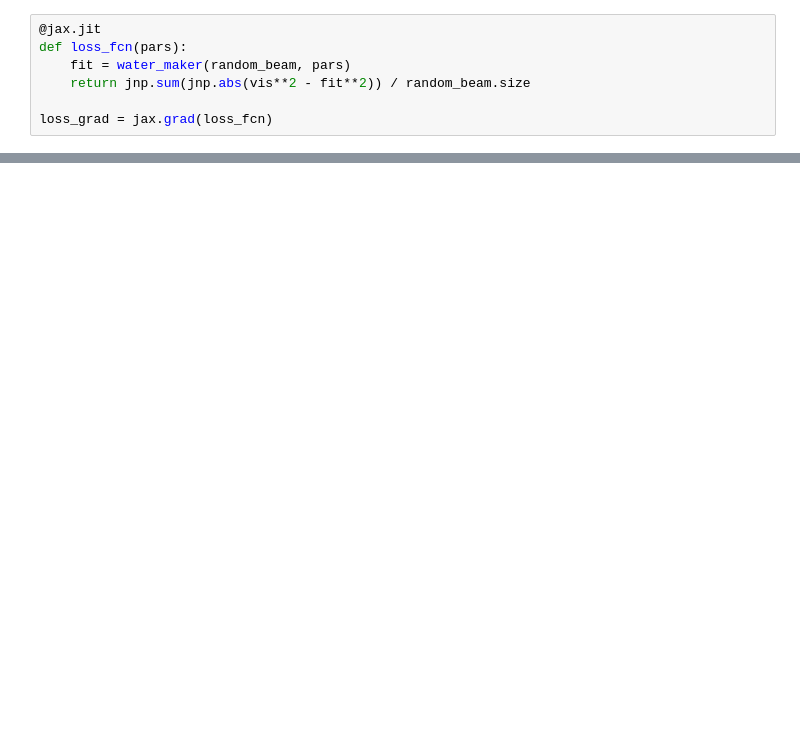
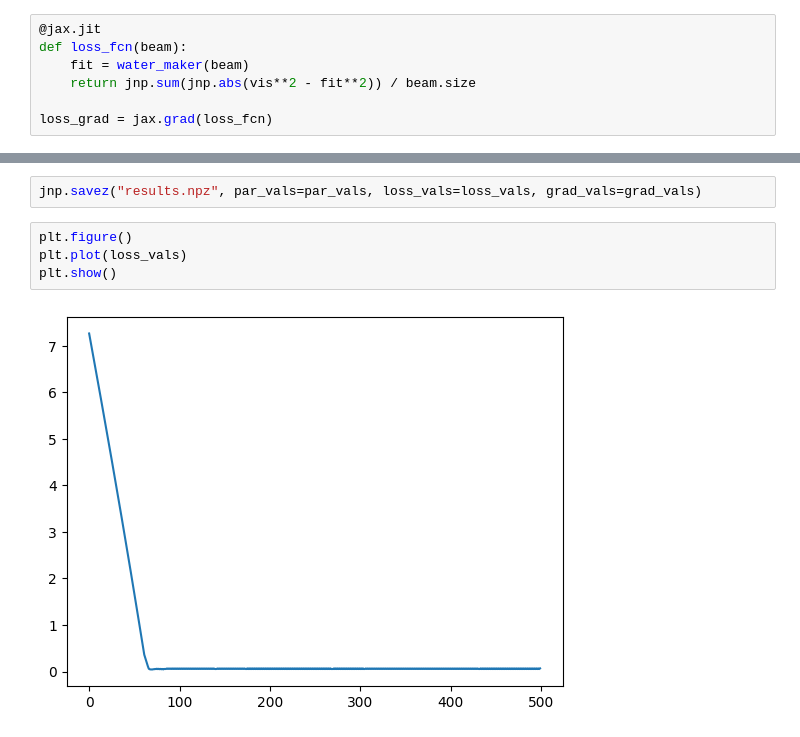
Before and after one commit to EIGSEP/DAC, a Jupyter notebook: notebooks/Untitled3.ipynb, the cells around one changed output, grey strips where cells are left out. Saved outputs shown, nothing was run; the diff lists cells and outputs as text; blank space fills up the shorter version.

```diff
--- a/notebooks/Untitled3.ipynb
+++ b/notebooks/Untitled3.ipynb
@@ -115,8 +100,8 @@ post waterfall
 # %%
 @jax.jit
-def loss_fcn(pars):
-    fit = water_maker(random_beam, pars)
-    return jnp.sum(jnp.abs(vis**2 - fit**2)) / random_beam.size
+def loss_fcn(beam):
+    fit = water_maker(beam)
+    return jnp.sum(jnp.abs(vis**2 - fit**2)) / beam.size
 
 loss_grad = jax.grad(loss_fcn)
 # %%
@@ -191,0 +171,8 @@ post waterfall
+# %%
+jnp.savez("results.npz", par_vals=par_vals, loss_vals=loss_vals, grad_vals=grad_vals)
+# %%
+plt.figure()
+plt.plot(loss_vals)
+plt.show()
+# %% [output]
+[figure, added]
```
Also changed, not shown: parts of 7 cells of this notebook.
